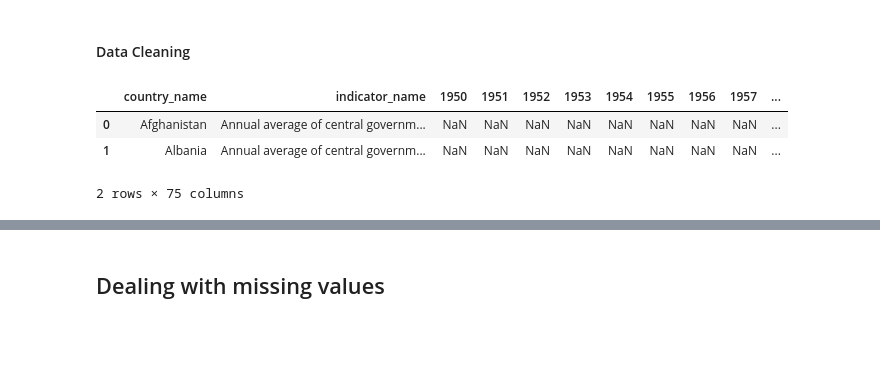
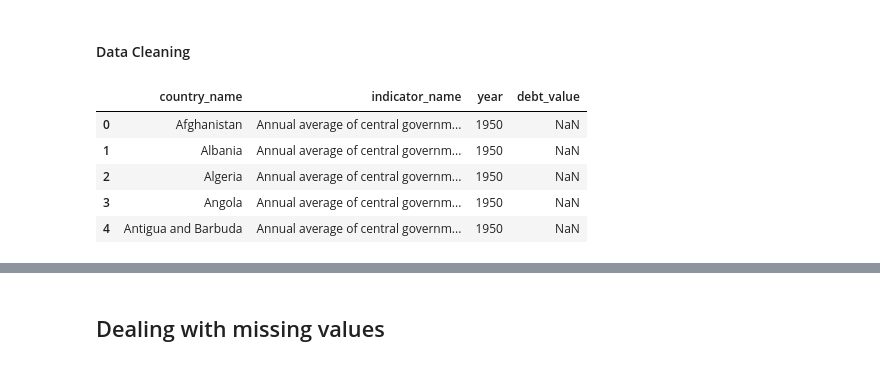
Before and after one commit to WamzMwangi/Global_Debt_Analysis, a Jupyter notebook: Central Government Debt.ipynb, the cells around one changed output, grey strips where cells are left out. Saved outputs shown, nothing was run; the diff lists cells and outputs as text; code cells hidden in the pictures; blank space fills up the shorter version.

```diff
--- a/Central Government Debt.ipynb
+++ b/Central Government Debt.ipynb
@@ -11,10 +11,3 @@ import matplotlib.pyplot as plt
 #read data
 file_path=r"C:\Users\User\Desktop\Global Debt Database\central_government_debt.csv"
 central_govdebt=pd.read_csv(file_path,encoding='latin1')
-# %%
-central_govdebt.head(2)
-# %% [output]
-|  | country_name | indicator_name | 1950 | 1951 | 1952 | 1953 | 1954 | 1955 | 1956 | 1957 | ... |
-| 0 | Afghanistan | Annual average of central governm... | NaN | NaN | NaN | NaN | NaN | NaN | NaN | NaN | ... |
-| 1 | Albania | Annual average of central governm... | NaN | NaN | NaN | NaN | NaN | NaN | NaN | NaN | ... |
-2 rows × 75 columns
@@ -21,2 +16,11 @@ central_govdebt.head(2)
+# %%
+tidy_df.head()
+# %% [output]
+|  | country_name | indicator_name | year | debt_value |
+| 0 | Afghanistan | Annual average of central governm... | 1950 | NaN |
+| 1 | Albania | Annual average of central governm... | 1950 | NaN |
+| 2 | Algeria | Annual average of central governm... | 1950 | NaN |
+| 3 | Angola | Annual average of central governm... | 1950 | NaN |
+| 4 | Antigua and Barbuda | Annual average of central governm... | 1950 | NaN |
 # %%
 #Filter out to include only sample countries
```
Also changed, not shown: parts of 6 cells of this notebook, 1 other file.
